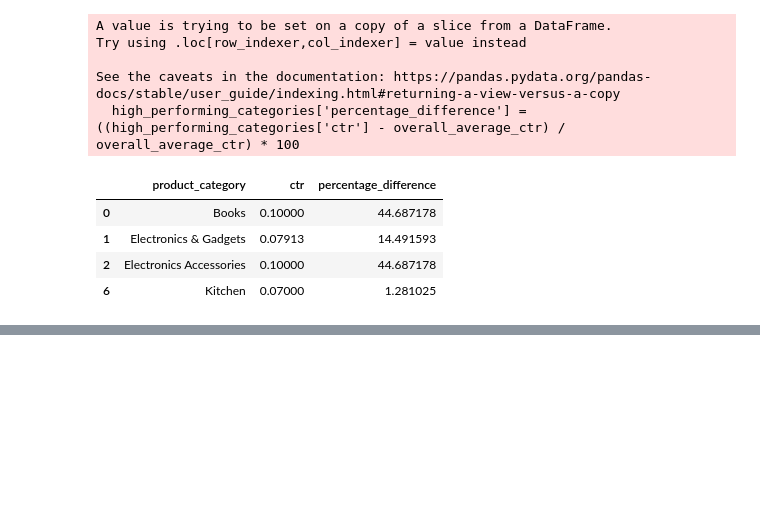
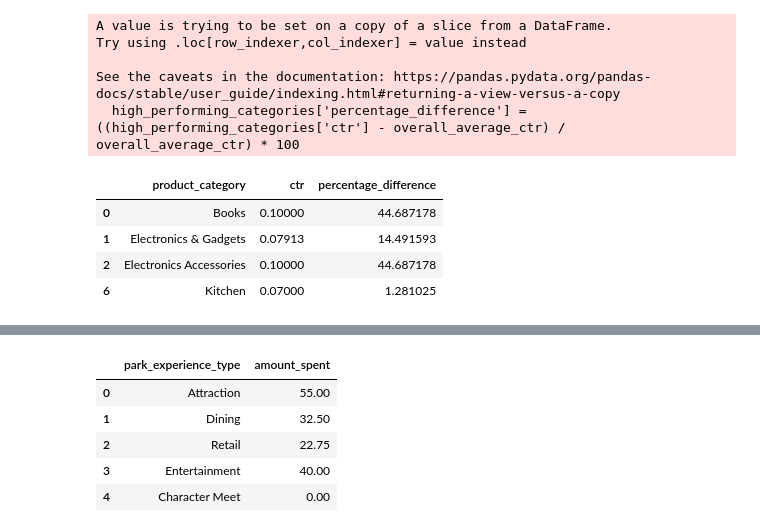
Before and after one commit to Haris-09/Python-Summer-Party-Challenge, a Jupyter notebook: Python_Summer_Party.ipynb, the cells around one changed output, grey strips where cells are left out. Cells and saved outputs as stored; diff of their text form; code cells hidden in the pictures; blank space fills up the shorter version.

```diff
--- a/Python_Summer_Party.ipynb
+++ b/Python_Summer_Party.ipynb
@@ -203,0 +255,13 @@ See the caveats in the documentation: https://pandas.pydata.org/pandas-docs/stab
+# %%
+july_spending = fct_guest_spending[(fct_guest_spending['visit_date'].dt.month == 7) & (fct_guest_spending['visit_date'].dt.year == 2024)]
+average_spending = july_spending.groupby('park_experience_type')['amount_spent'].mean().reset_index()
+all_experience_types = fct_guest_spending['park_experience_type'].unique()
+average_spending = average_spending.set_index('park_experience_type').reindex(all_experience_types, fill_value=0.0).reset_index()
+display(average_spending)
+# %% [output]
+|  | park_experience_type | amount_spent |
+| 0 | Attraction | 55.00 |
+| 1 | Dining | 32.50 |
+| 2 | Retail | 22.75 |
+| 3 | Entertainment | 40.00 |
+| 4 | Character Meet | 0.00 |
```
Also changed, not shown: parts of 9 cells of this notebook.
